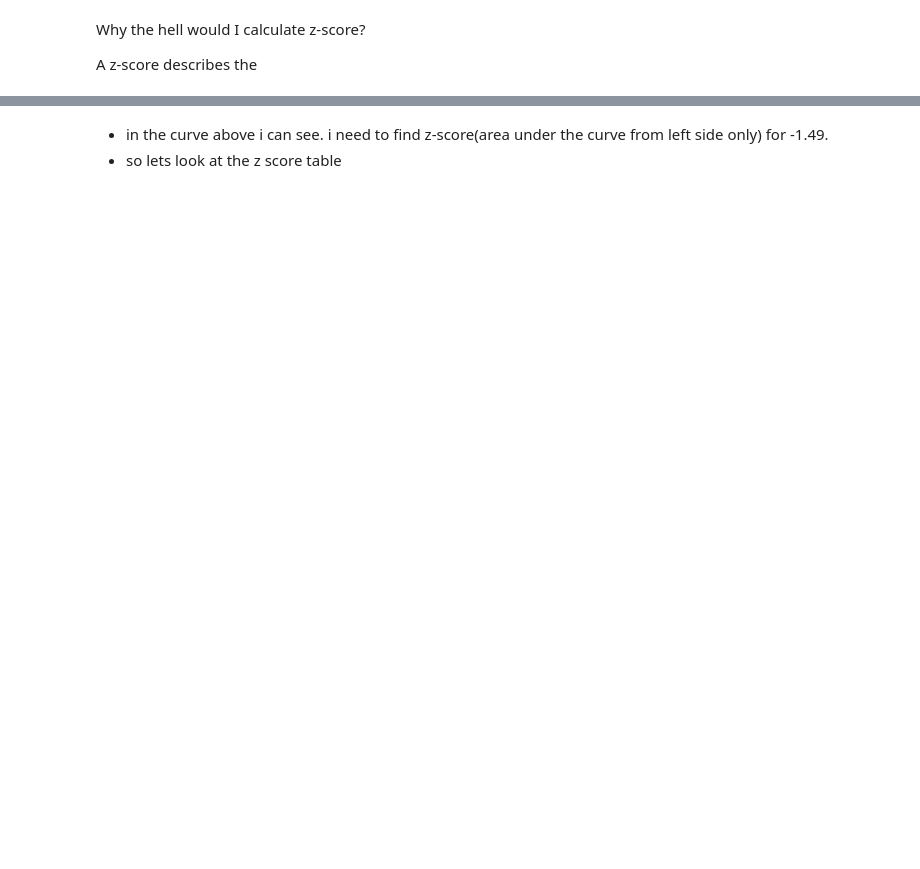
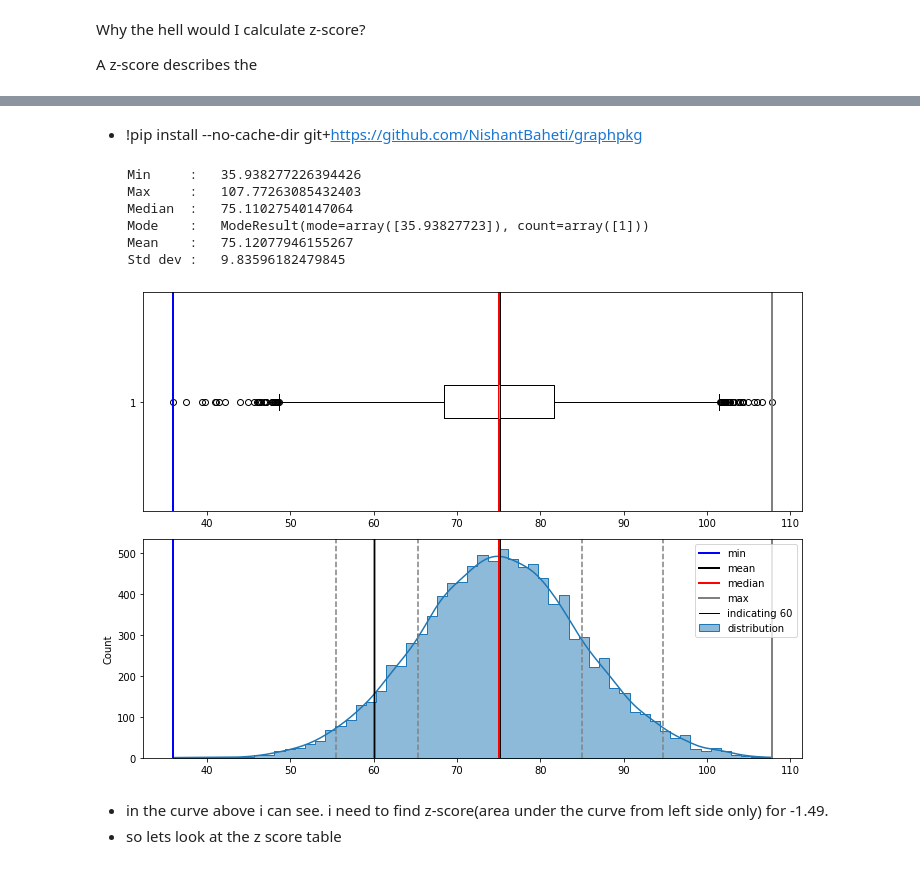
Before and after one commit to NishantBaheti/MachineLearningExploration, a Jupyter notebook: PracticalStatistics/Distributions.ipynb, the cells around one changed output, grey strips where cells are left out. Saved outputs shown, nothing was run; the diff lists cells and outputs as text; code cells hidden in the pictures; blank space fills up the shorter version.

```diff
--- a/PracticalStatistics/Distributions.ipynb
+++ b/PracticalStatistics/Distributions.ipynb
@@ -447,3 +387,22 @@ plot_std_norm_distribution(bell_curve_data,60)
+# %% [markdown]
+- !pip install --no-cache-dir git+https://github.com/NishantBaheti/graphpkg
+# %%
+mu = 75
+sigma = 10
+
+bell_curve_data = np.random.normal(loc=mu,scale=sigma,size=(10000,))
+# %%
+from graphpkg.static.utils import plot_distribution
+
+plot_distribution(bell_curve_data,indicate_data=[60],figsize=(10,7))
+# %% [output]
+    Min     :   35.938277226394426
+    Max     :   107.77263085432403
+    Median  :   75.11027540147064
+    Mode    :   ModeResult(mode=array([35.93827723]), count=array([1]))
+    Mean    :   75.12077946155267
+    Std dev :   9.83596182479845
+[figure, added]
 # %% [markdown]
 - in the curve above i can see. i need to find z-score(area under the curve from left side only) for -1.49.
 - so lets look at the z score table
```
Also changed, not shown: parts of 34 cells of this notebook, 1 other file.
